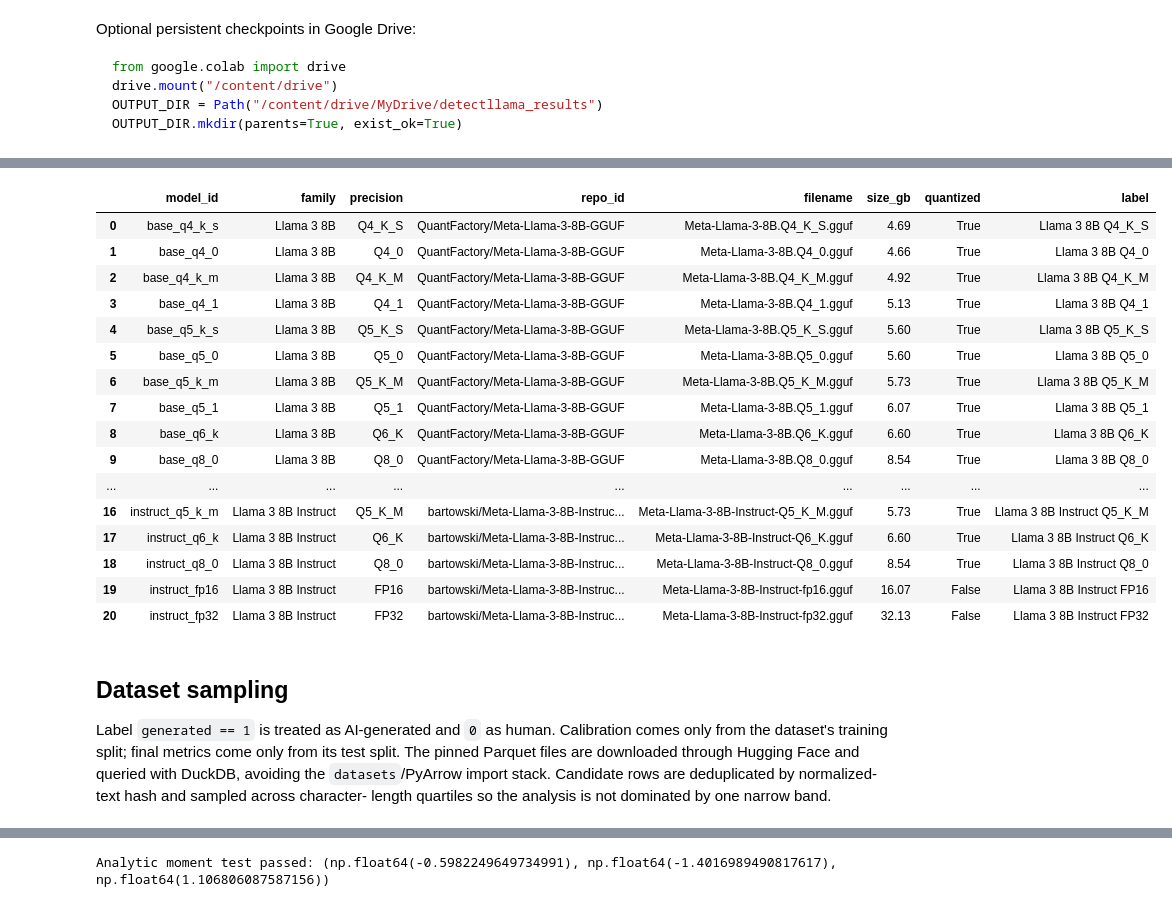
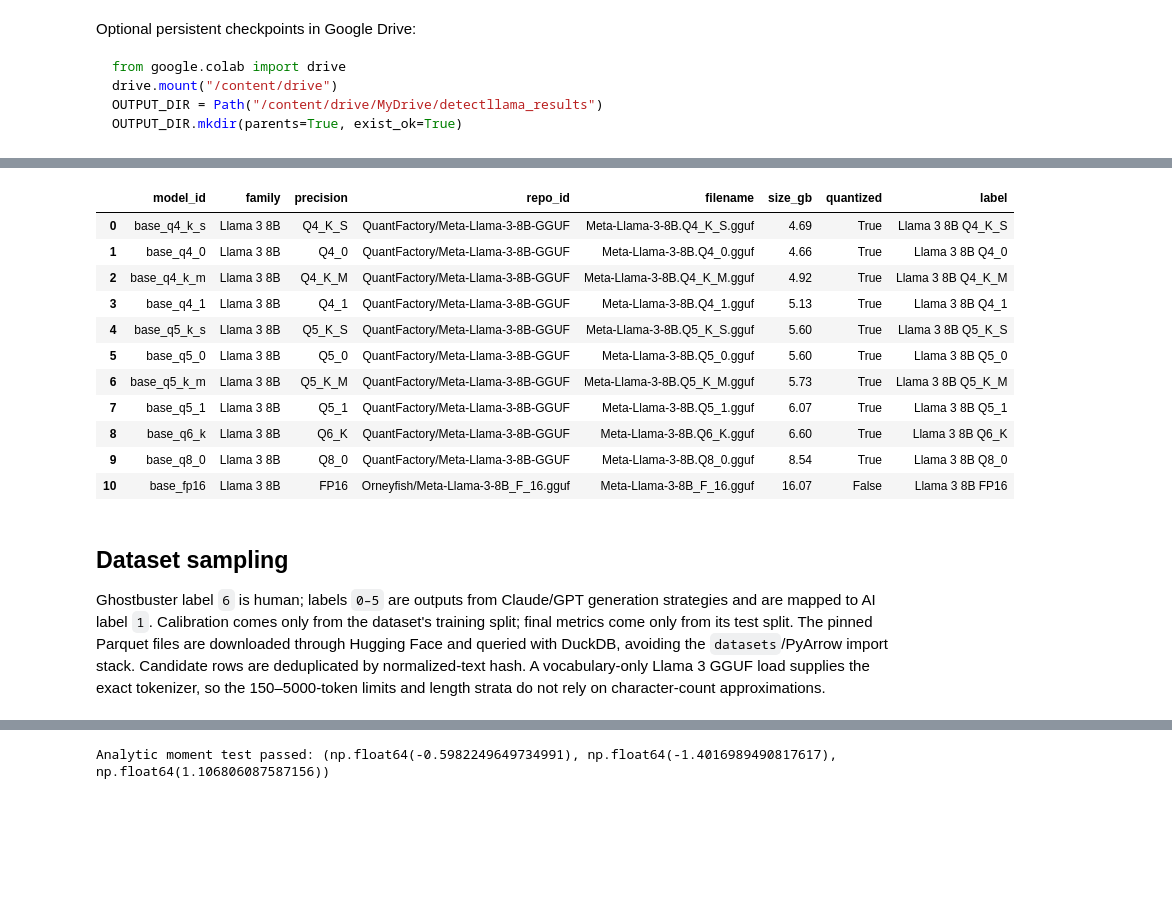
Before and after one commit to papo1011/DetectLlama, a Jupyter notebook: notebooks/benchmark.ipynb, the cells around one changed output, grey strips where cells are left out. Saved outputs shown, nothing was run; the diff lists cells and outputs as text; code cells hidden in the pictures; blank space fills up the shorter version.

```diff
--- a/notebooks/benchmark.ipynb
+++ b/notebooks/benchmark.ipynb
@@ -205,7 +228,6 @@ class ModelSpec:
 
 
 BASE_REPO = "QuantFactory/Meta-Llama-3-8B-GGUF"
-INSTRUCT_REPO = "bartowski/Meta-Llama-3-8B-Instruct-GGUF"
 
 MODEL_CATALOG = [
     ModelSpec("base_q4_k_s", "Llama 3 8B", "Q4_K_S", BASE_REPO, "Meta-Llama-3-8B.Q4_K_S.gguf", 4.69),
@@ -226,16 +248,6 @@ MODEL_CATALOG = [
         "Meta-Llama-3-8B_F_16.gguf",
         16.07,
     ),
-    ModelSpec("instruct_iq4_xs", "Llama 3 8B Instruct", "IQ4_XS", INSTRUCT_REPO, "Meta-Llama-3-8B-Instruct-IQ4_XS.gguf", 4.45),
-    ModelSpec("instruct_iq4_nl", "Llama 3 8B Instruct", "IQ4_NL", INSTRUCT_REPO, "Meta-Llama-3-8B-Instruct-IQ4_NL.gguf", 4.68),
-    ModelSpec("instruct_q4_k_s", "Llama 3 8B Instruct", "Q4_K_S", INSTRUCT_REPO, "Meta-Llama-3-8B-Instruct-Q4_K_S.gguf", 4.69),
-    ModelSpec("instruct_q4_k_m", "Llama 3 8B Instruct", "Q4_K_M", INSTRUCT_REPO, "Meta-Llama-3-8B-Instruct-Q4_K_M.gguf", 4.92),
-    ModelSpec("instruct_q5_k_s", "Llama 3 8B Instruct", "Q5_K_S", INSTRUCT_REPO, "Meta-Llama-3-8B-Instruct-Q5_K_S.gguf", 5.60),
-    ModelSpec("instruct_q5_k_m", "Llama 3 8B Instruct", "Q5_K_M", INSTRUCT_REPO, "Meta-Llama-3-8B-Instruct-Q5_K_M.gguf", 5.73),
-    ModelSpec("instruct_q6_k", "Llama 3 8B Instruct", "Q6_K", INSTRUCT_REPO, "Meta-Llama-3-8B-Instruct-Q6_K.gguf", 6.60),
-    ModelSpec("instruct_q8_0", "Llama 3 8B Instruct", "Q8_0", INSTRUCT_REPO, "Meta-Llama-3-8B-Instruct-Q8_0.gguf", 8.54),
-    ModelSpec("instruct_fp16", "Llama 3 8B Instruct", "FP16", INSTRUCT_REPO, "Meta-Llama-3-8B-Instruct-fp16.gguf", 16.07),
-    ModelSpec("instruct_fp32", "Llama 3 8B Instruct", "FP32", INSTRUCT_REPO, "Meta-Llama-3-8B-Instruct-fp32.gguf", 32.13),
 ]
 
 catalog_df = pd.DataFrame(
@@ -272,42 +279,45 @@ print(f"{len(MODEL_CATALOG)} models; sequential download volume ≈ {catalog_df.
 # %%
 if MODELS_TO_RUN == "all":
     selected_models = MODEL_CATALOG
 else:
     wanted = set(MODELS_TO_RUN)
     known = {model.model_id for model in MODEL_CATALOG}
     unknown = wanted - known
     if unknown:
         raise ValueError(f"Unknown model IDs: {sorted(unknown)}")
     selected_models = [model for model in MODEL_CATALOG if model.model_id in wanted]
 
+selected_model_ids = {model.model_id for model in selected_models}
+context_sweep_model_ids = CONTEXT_SWEEP_MODEL_IDS & selected_model_ids
+if not context_sweep_model_ids:
+    context_sweep_model_ids = {selected_models[0].model_id}
+    print("Context sweep fallback:", sorted(context_sweep_model_ids))
+
 display(catalog_df[catalog_df.model_id.isin([m.model_id for m in selected_models])])
 # %% [output]
 |  | model_id | family | precision | repo_id | filename | size_gb | quantized | label |
 | 0 | base_q4_k_s | Llama 3 8B | Q4_K_S | QuantFactory/Meta-Llama-3-8B-GGUF | Meta-Llama-3-8B.Q4_K_S.gguf | 4.69 | True | Llama 3 8B Q4_K_S |
 | 1 | base_q4_0 | Llama 3 8B | Q4_0 | QuantFactory/Meta-Llama-3-8B-GGUF | Meta-Llama-3-8B.Q4_0.gguf | 4.66 | True | Llama 3 8B Q4_0 |
 | 2 | base_q4_k_m | Llama 3 8B | Q4_K_M | QuantFactory/Meta-Llama-3-8B-GGUF | Meta-Llama-3-8B.Q4_K_M.gguf | 4.92 | True | Llama 3 8B Q4_K_M |
 | 3 | base_q4_1 | Llama 3 8B | Q4_1 | QuantFactory/Meta-Llama-3-8B-GGUF | Meta-Llama-3-8B.Q4_1.gguf | 5.13 | True | Llama 3 8B Q4_1 |
 | 4 | base_q5_k_s | Llama 3 8B | Q5_K_S | QuantFactory/Meta-Llama-3-8B-GGUF | Meta-Llama-3-8B.Q5_K_S.gguf | 5.60 | True | Llama 3 8B Q5_K_S |
 | 5 | base_q5_0 | Llama 3 8B | Q5_0 | QuantFactory/Meta-Llama-3-8B-GGUF | Meta-Llama-3-8B.Q5_0.gguf | 5.60 | True | Llama 3 8B Q5_0 |
 | 6 | base_q5_k_m | Llama 3 8B | Q5_K_M | QuantFactory/Meta-Llama-3-8B-GGUF | Meta-Llama-3-8B.Q5_K_M.gguf | 5.73 | True | Llama 3 8B Q5_K_M |
 | 7 | base_q5_1 | Llama 3 8B | Q5_1 | QuantFactory/Meta-Llama-3-8B-GGUF | Meta-Llama-3-8B.Q5_1.gguf | 6.07 | True | Llama 3 8B Q5_1 |
 | 8 | base_q6_k | Llama 3 8B | Q6_K | QuantFactory/Meta-Llama-3-8B-GGUF | Meta-Llama-3-8B.Q6_K.gguf | 6.60 | True | Llama 3 8B Q6_K |
 | 9 | base_q8_0 | Llama 3 8B | Q8_0 | QuantFactory/Meta-Llama-3-8B-GGUF | Meta-Llama-3-8B.Q8_0.gguf | 8.54 | True | Llama 3 8B Q8_0 |
-| ... | ... | ... | ... | ... | ... | ... | ... | ... |
-| 16 | instruct_q5_k_m | Llama 3 8B Instruct | Q5_K_M | bartowski/Meta-Llama-3-8B-Instruc... | Meta-Llama-3-8B-Instruct-Q5_K_M.gguf | 5.73 | True | Llama 3 8B Instruct Q5_K_M |
-| 17 | instruct_q6_k | Llama 3 8B Instruct | Q6_K | bartowski/Meta-Llama-3-8B-Instruc... | Meta-Llama-3-8B-Instruct-Q6_K.gguf | 6.60 | True | Llama 3 8B Instruct Q6_K |
-| 18 | instruct_q8_0 | Llama 3 8B Instruct | Q8_0 | bartowski/Meta-Llama-3-8B-Instruc... | Meta-Llama-3-8B-Instruct-Q8_0.gguf | 8.54 | True | Llama 3 8B Instruct Q8_0 |
-| 19 | instruct_fp16 | Llama 3 8B Instruct | FP16 | bartowski/Meta-Llama-3-8B-Instruc... | Meta-Llama-3-8B-Instruct-fp16.gguf | 16.07 | False | Llama 3 8B Instruct FP16 |
-| 20 | instruct_fp32 | Llama 3 8B Instruct | FP32 | bartowski/Meta-Llama-3-8B-Instruc... | Meta-Llama-3-8B-Instruct-fp32.gguf | 32.13 | False | Llama 3 8B Instruct FP32 |
+| 10 | base_fp16 | Llama 3 8B | FP16 | Orneyfish/Meta-Llama-3-8B_F_16.gguf | Meta-Llama-3-8B_F_16.gguf | 16.07 | False | Llama 3 8B FP16 |
 # %% [markdown]
 ## Dataset sampling
 
-Label `generated == 1` is treated as AI-generated and `0` as human. Calibration
-comes only from the dataset's training split; final metrics come only from its
-test split. The pinned Parquet files are downloaded through Hugging Face and
+Ghostbuster label `6` is human; labels `0–5` are outputs from Claude/GPT
+generation strategies and are mapped to AI label `1`. Calibration comes only
+from the dataset's training split; final metrics come only from its test split.
+The pinned Parquet files are downloaded through Hugging Face and
 queried with DuckDB, avoiding the `datasets`/PyArrow import stack. Candidate
-rows are deduplicated by normalized-text hash and sampled across character-
-length quartiles so the analysis is not dominated by one narrow band.
+rows are deduplicated by normalized-text hash. A vocabulary-only Llama 3 GGUF
+load supplies the exact tokenizer, so the 150–5000-token limits and length
+strata do not rely on character-count approximations.
 # %%
 dataset_info = HfApi().dataset_info(DATASET_ID)
 DATASET_REVISION = dataset_info.sha
```
Also changed, not shown: parts of 30 cells of this notebook.
